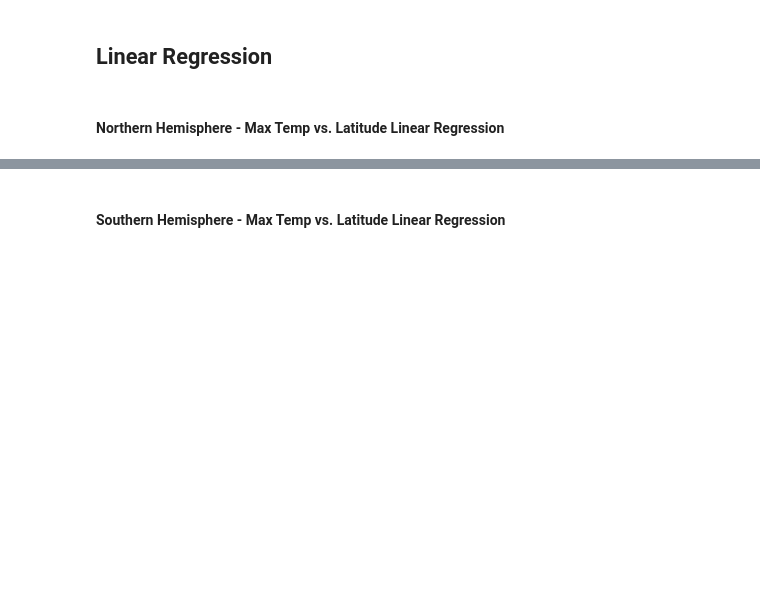
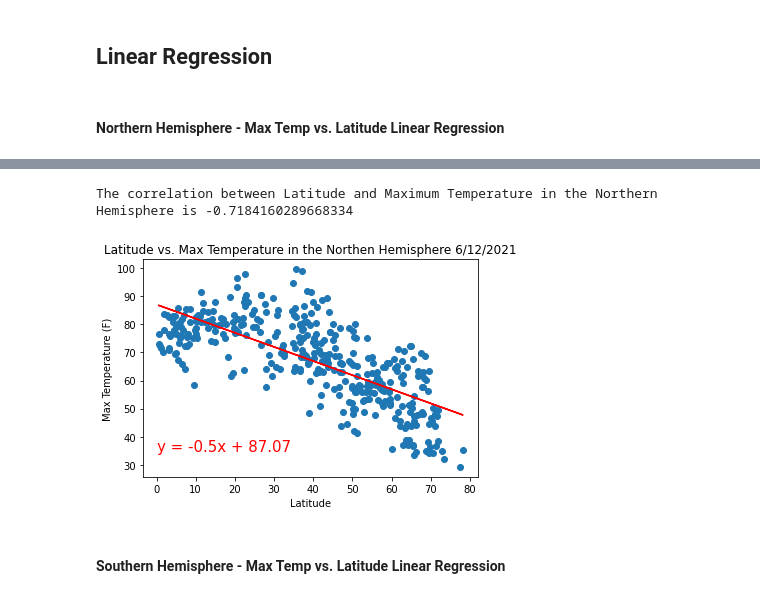
Before and after one commit to ashleighdevito/python-api-challenge, a Jupyter notebook: ClimatePy/WeatherPy_working.ipynb, the cells around one changed output, grey strips where cells are left out. Cells and saved outputs as stored; diff of their text form; code cells hidden in the pictures; blank space fills up the shorter version.

Commit message:
weather functional

```diff
--- a/ClimatePy/WeatherPy_working.ipynb
+++ b/ClimatePy/WeatherPy_working.ipynb
@@ -252,5 +253,8 @@ plt.show()
 [figure]
 # %% [markdown]
 ## Linear Regression
+# %%
+north_weather = cities_weather_clean.loc[cities_weather_clean['Latitude'] > 0, :]
+south_weather = cities_weather_clean.loc[cities_weather_clean['Latitude'] < 0, :]
 # %% [markdown]
 ####  Northern Hemisphere - Max Temp vs. Latitude Linear Regression
@@ -261,2 +261,35 @@ The r-value is: 0.46937863826630627
+# %%
+#define x and y values
+x_values = north_weather['Latitude']
+y_values = north_weather['Max Temperature']
+
+#calculate and print correlation coefficient
+correlation = st.pearsonr(x_values, y_values)
+print(f"\nThe correlation between Latitude and Maximum Temperature in the Northern Hemisphere is {correlation[0]}\n")
+
+#calculate linear regression model
+(slope, intercept, rvalue, pvalue, stderr) = linregress(x_values, y_values)
+
+#define linear regression
+regress_values = x_values * slope + intercept
+line_eq = "y = " + str(round(slope, 2)) + "x + " + str(round(intercept, 2))
+
+#generate scatter plot
+plt.scatter(x_values, y_values)
+
+#generate regression line
+plt.plot(x_values, regress_values,"r-")
+
+#format labels
+plt.annotate(line_eq, (0,35), fontsize=15, color="red")
+plt.title('Latitude vs. Max Temperature in the Northen Hemisphere 6/12/2021')
+plt.xlabel('Latitude')
+plt.ylabel('Max Temperature (F)')
+
+#print plot and clear variables
+plt.show()
+# %% [output]
+The correlation between Latitude and Maximum Temperature in the Northern Hemisphere is -0.7184160289668334
+[figure, added]
 # %% [markdown]
 ####  Southern Hemisphere - Max Temp vs. Latitude Linear Regression
```
Also changed, not shown: parts of 17 cells of this notebook.
